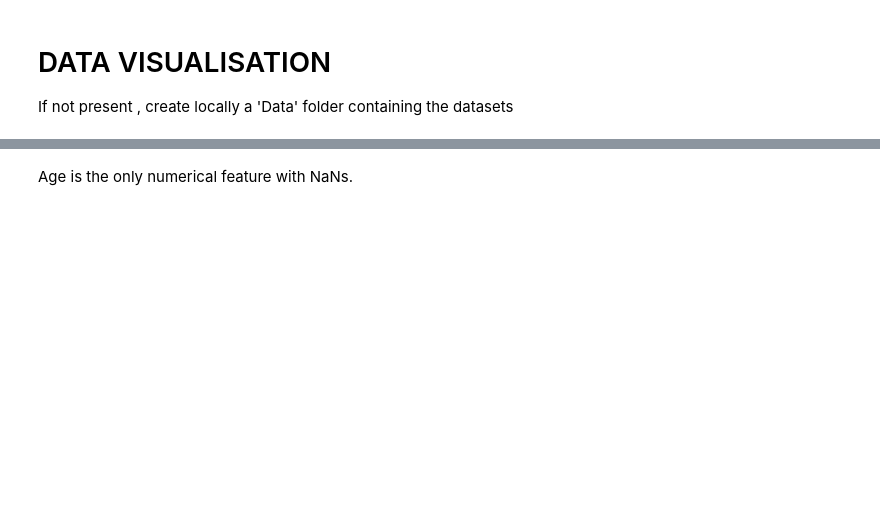
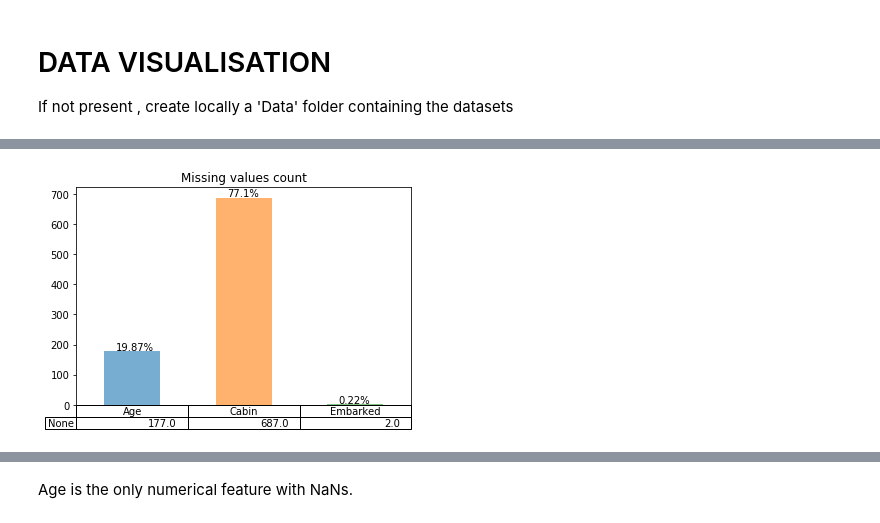
Before and after one commit to yangvnks/titanic-classification, a Jupyter notebook: data-visualisation.ipynb, the cells around one changed output, grey strips where cells are left out. Cells and saved outputs as stored; diff of their text form; code cells hidden in the pictures; blank space fills up the shorter version.

```diff
--- a/data-visualisation.ipynb
+++ b/data-visualisation.ipynb
@@ -35,0 +62,19 @@ df
+# %%
+# Missing values
+
+# number of rows
+rows_length = df.shape[0]
+# fields with missing value count
+fields_with_nan_length = df.isna().sum().where(lambda x : x > 0).dropna()
+
+ax = fields_with_nan_length \
+.plot(kind="bar", alpha=0.6, title="Missing values count", table=True)
+
+ax.xaxis.set_visible(False) # hide x axis labels
+
+# write percentage on top of each bar
+for i in ax.patches:
+    ax.text(i.get_x()+.1, i.get_height()+5, \
+            str(round((i.get_height()/rows_length)*100, 2))+'%')
+# %% [output]
+[figure, added]
```
Also changed, not shown: parts of 9 cells of this notebook, 1 other file.
